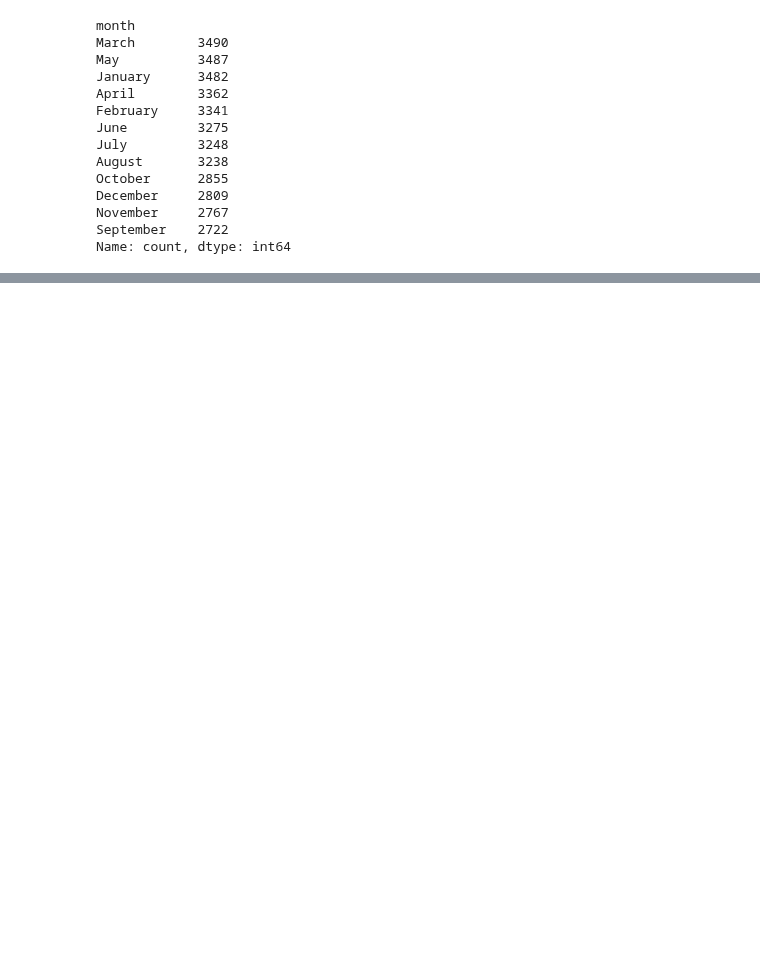
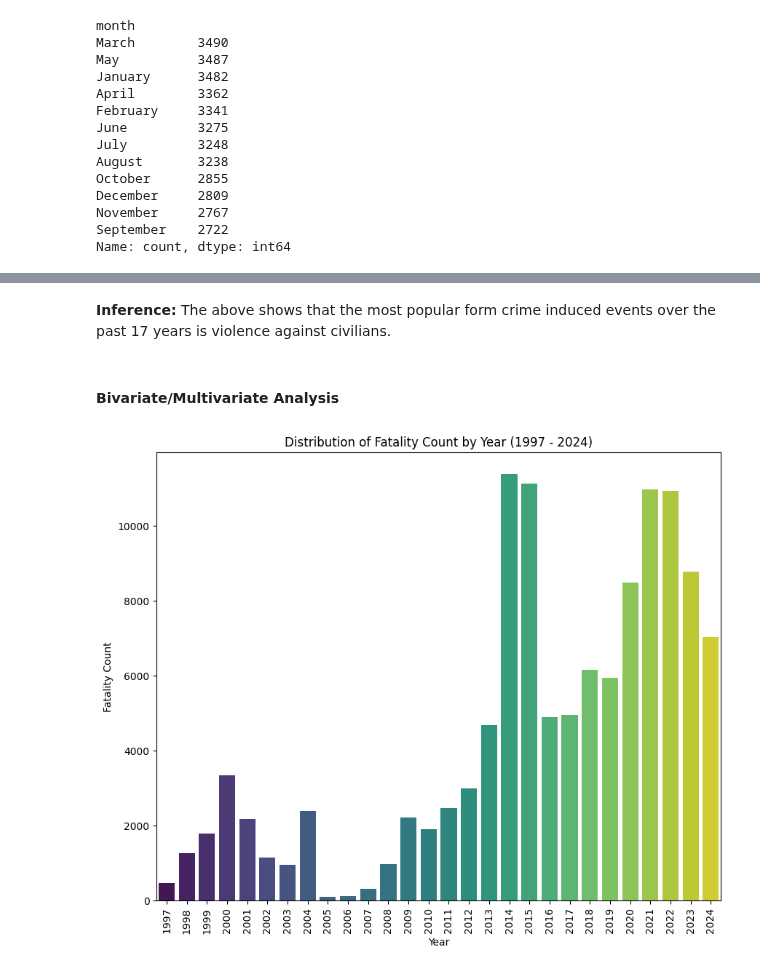
Before and after one commit to mlsanigeria/nigeria-crime-trends, a Jupyter notebook: experimentation_Odeyiany2/full_analysis.ipynb, the cells around one changed output, grey strips where cells are left out. Drawn from its saved outputs; the diff is of its cells as text; code cells hidden in the pictures; blank space fills up the shorter version.

```diff
--- a/experimentation_Odeyiany2/full_analysis.ipynb
+++ b/experimentation_Odeyiany2/full_analysis.ipynb
@@ -318,0 +341,15 @@ Name: count, dtype: int64
+# %% [markdown]
+**Inference:** The above shows that the most popular form crime induced events over the past 17 years is violence against civilians.
+# %% [markdown]
+#### **Bivariate/Multivariate Analysis**
+# %%
+fatalities_year = (data.groupby("year")["fatalities"].sum()).sort_values().to_frame()
+plt.figure(figsize=(10,8))
+sns.barplot(x=fatalities_year.index, y=fatalities_year["fatalities"], palette="viridis")
+plt.title("Distribution of Fatality Count by Year (1997 - 2024)")
+plt.xlabel("Year")
+plt.ylabel("Fatality Count")
+plt.xticks(rotation=90)
+plt.show();
+# %% [output]
+[figure, added]
```
Also changed, not shown: parts of 28 cells of this notebook.
